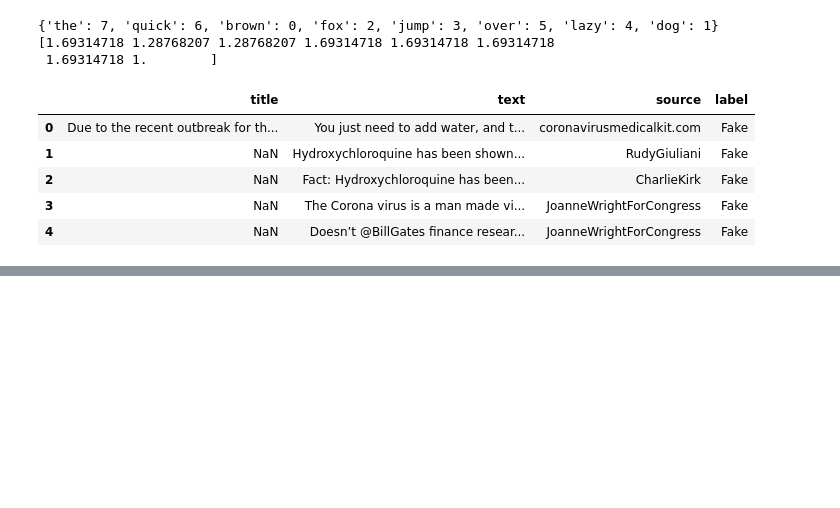
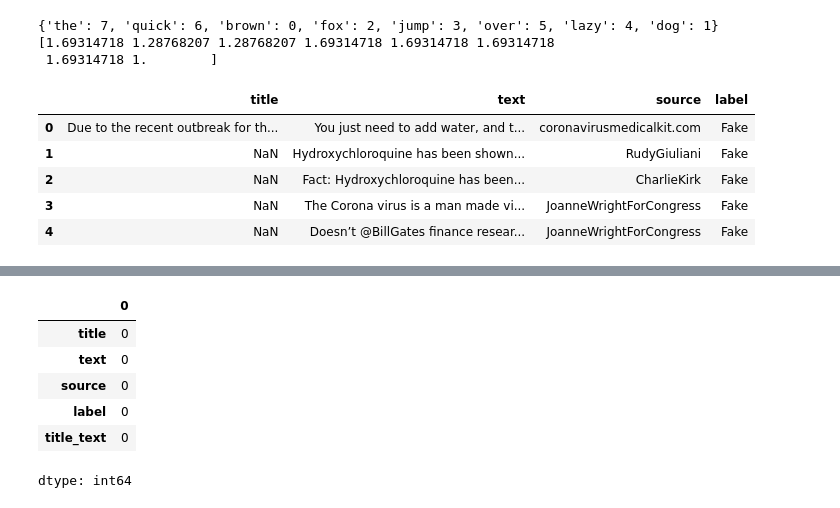
Before and after one commit to AppalaSaikrishna/python_list, a Jupyter notebook: 07_02_2025.ipynb, the cells around one changed output, grey strips where cells are left out. Drawn from its saved outputs; the diff is of its cells as text; code cells hidden in the pictures; blank space fills up the shorter version.

```diff
--- a/07_02_2025.ipynb
+++ b/07_02_2025.ipynb
@@ -105,0 +156,10 @@ df.head()
+# %%
+df.isna().sum()
+# %% [output]
+|  | 0 |
+| title | 0 |
+| text | 0 |
+| source | 0 |
+| label | 0 |
+| title_text | 0 |
+dtype: int64
```
Also changed, not shown: parts of 17 cells of this notebook.
